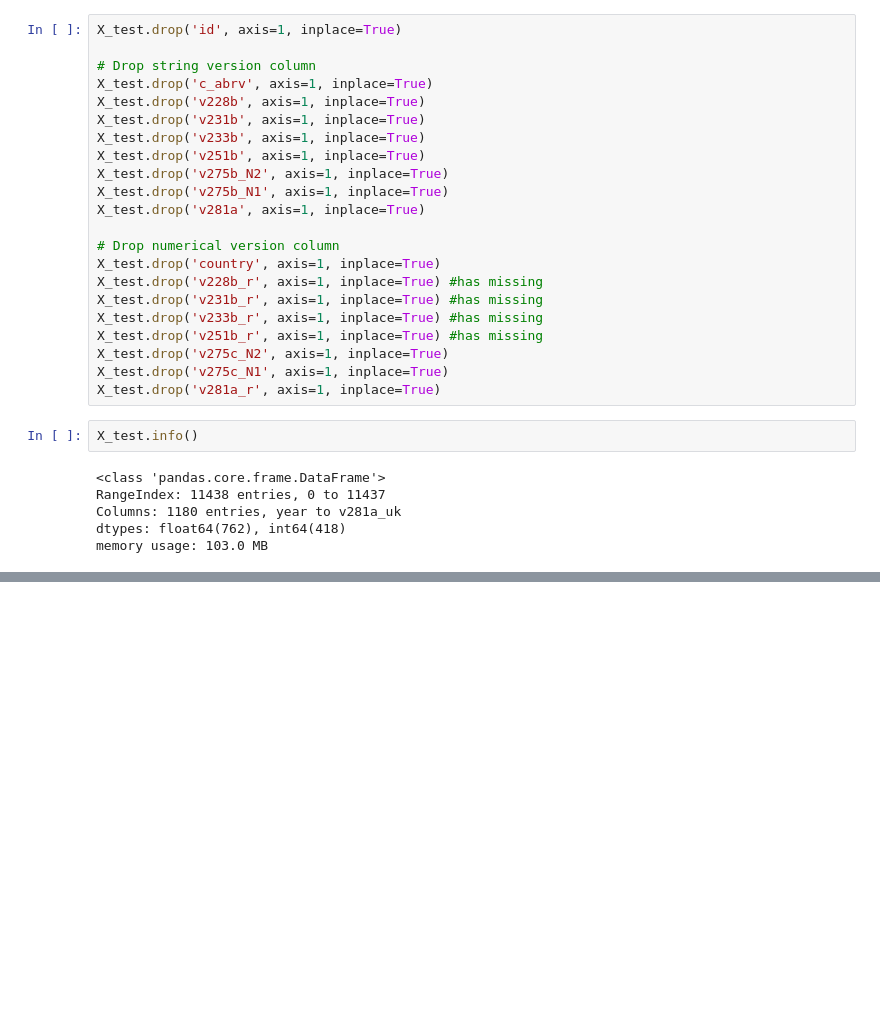
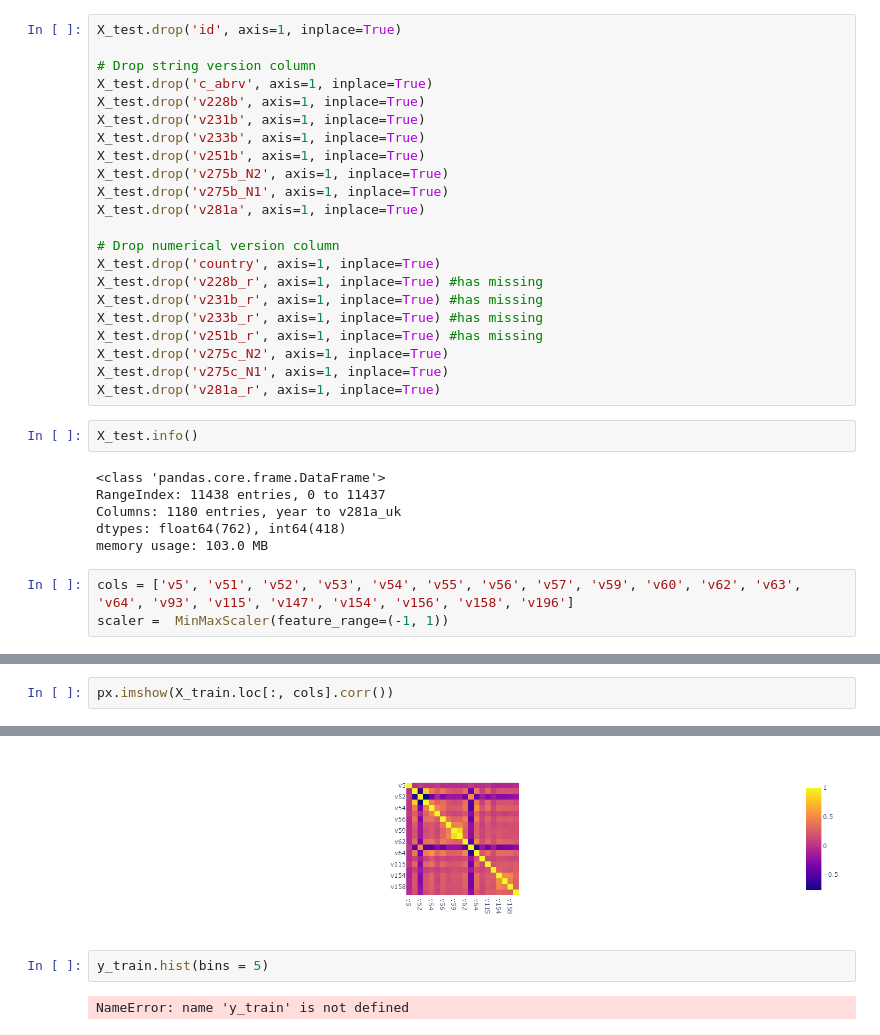
Before and after one commit to williamlin02/stat441-kaggle, a Jupyter notebook: data_analysis.ipynb, the cells around one changed output, grey strips where cells are left out. Saved outputs shown, nothing was run; the diff lists cells and outputs as text; blank space fills up the shorter version.

```diff
--- a/data_analysis.ipynb
+++ b/data_analysis.ipynb
@@ -131,3 +132,6 @@ RangeIndex: 11438 entries, 0 to 11437
 Columns: 1180 entries, year to v281a_uk
 dtypes: float64(762), int64(418)
 memory usage: 103.0 MB
+# %%
+cols = ['v5', 'v51', 'v52', 'v53', 'v54', 'v55', 'v56', 'v57', 'v59', 'v60', 'v62', 'v63', 'v64', 'v93', 'v115', 'v147', 'v154', 'v156', 'v158', 'v196']
+scaler =  MinMaxScaler(feature_range=(-1, 1))
@@ -133,0 +153,3 @@ memory usage: 103.0 MB
+# %%
+px.imshow(X_train.loc[:, cols].corr())
+# %% [output]
@@ -133,0 +157,5 @@ memory usage: 103.0 MB
+[figure, added]
+# %%
+y_train.hist(bins = 5)
+# %% [output]
+NameError: name 'y_train' is not defined
```
Also changed, not shown: parts of 4 cells of this notebook, 14 other files.
